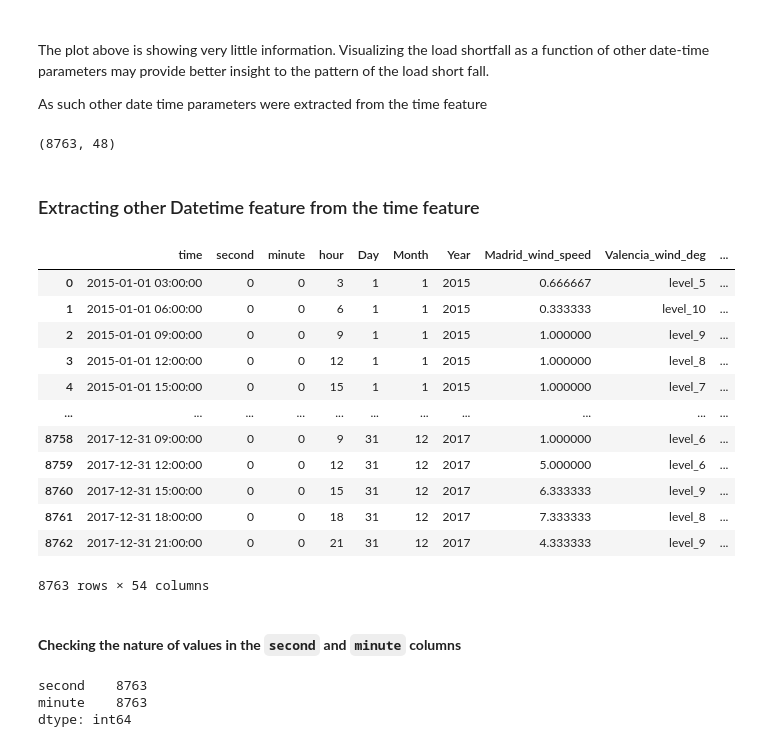
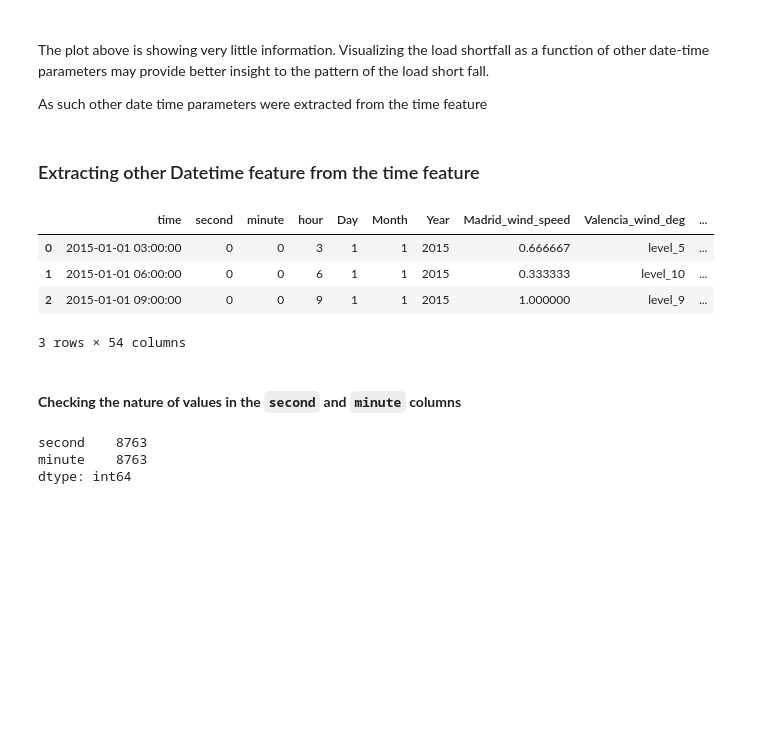
Before and after one commit to YinkaOlusola/Energy_Demand_Shortfall_Prediction-Advanced_Regression, a Jupyter notebook: project_notebook.ipynb, the cells around one changed output. Saved outputs shown, nothing was run; the diff lists cells and outputs as text; code cells hidden in the pictures; blank space fills up the shorter version.

```diff
--- a/project_notebook.ipynb
+++ b/project_notebook.ipynb
@@ -483,12 +483,8 @@ sns.lineplot(data=df_clean_train, x='time', y='load_shortfall_3h')
 The plot above is showing very little information. Visualizing the load shortfall as a function of other date-time parameters may provide better insight to the pattern of the load short fall.
 
 As such other date time parameters were extracted from the time feature
-# %%
-df_clean_train.shape
-# %% [output]
-(8763, 48)
-# %% [markdown]
-### Extracting other Datetime feature from the time feature
+# %% [markdown]
+### Extracting other Datetime feature from the time feature
 # %%
 column_list =[]
 
@@ -518,25 +514,17 @@ column_list = ['time', 'second', 'minute', 'hour','Day','Month','Year'] + list(d
 
 df_clean_train = df_clean_train[column_list]
 # %%
-df_clean_train
+df_clean_train.head(3)
 # %% [output]
 |  | time | second | minute | hour | Day | Month | Year | Madrid_wind_speed | Valencia_wind_deg | ... |
 | 0 | 2015-01-01 03:00:00 | 0 | 0 | 3 | 1 | 1 | 2015 | 0.666667 | level_5 | ... |
 | 1 | 2015-01-01 06:00:00 | 0 | 0 | 6 | 1 | 1 | 2015 | 0.333333 | level_10 | ... |
 | 2 | 2015-01-01 09:00:00 | 0 | 0 | 9 | 1 | 1 | 2015 | 1.000000 | level_9 | ... |
-| 3 | 2015-01-01 12:00:00 | 0 | 0 | 12 | 1 | 1 | 2015 | 1.000000 | level_8 | ... |
-| 4 | 2015-01-01 15:00:00 | 0 | 0 | 15 | 1 | 1 | 2015 | 1.000000 | level_7 | ... |
-| ... | ... | ... | ... | ... | ... | ... | ... | ... | ... | ... |
-| 8758 | 2017-12-31 09:00:00 | 0 | 0 | 9 | 31 | 12 | 2017 | 1.000000 | level_6 | ... |
-| 8759 | 2017-12-31 12:00:00 | 0 | 0 | 12 | 31 | 12 | 2017 | 5.000000 | level_6 | ... |
-| 8760 | 2017-12-31 15:00:00 | 0 | 0 | 15 | 31 | 12 | 2017 | 6.333333 | level_9 | ... |
-| 8761 | 2017-12-31 18:00:00 | 0 | 0 | 18 | 31 | 12 | 2017 | 7.333333 | level_8 | ... |
-| 8762 | 2017-12-31 21:00:00 | 0 | 0 | 21 | 31 | 12 | 2017 | 4.333333 | level_9 | ... |
-8763 rows × 54 columns
+3 rows × 54 columns
-# %% [markdown]
-<br>
-
-**Checking the nature of values in the `second` and `minute` columns**
+# %% [markdown]
+<br>
+
+**Checking the nature of values in the `second` and `minute` columns**
 # %%
 # Checking the number of entries in the second and minute columns that are zeros
 
```
Also changed, not shown: parts of 39 cells of this notebook.
